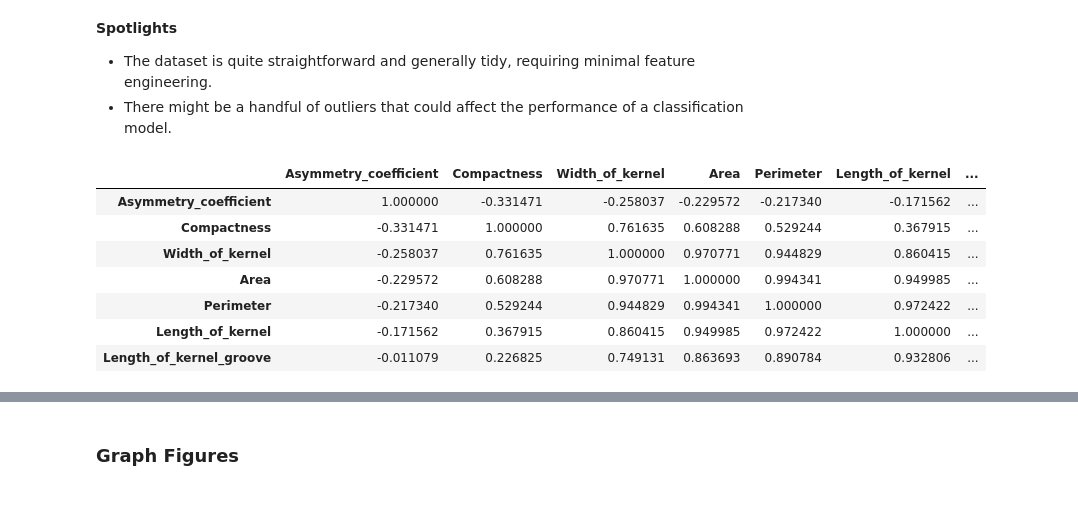
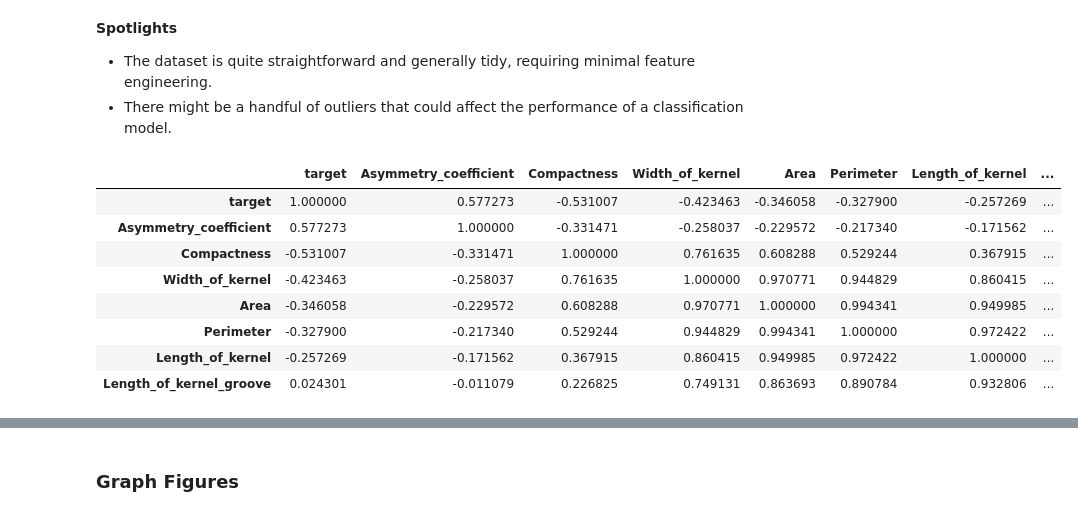
Before and after one commit to tyrantdavis/svm-wheat-classification, a Jupyter notebook: wheat-classification.ipynb, the cells around one changed output, grey strips where cells are left out. Cells and saved outputs as stored; diff of their text form; code cells hidden in the pictures.

```diff
--- a/wheat-classification.ipynb
+++ b/wheat-classification.ipynb
@@ -180,20 +180,22 @@ max                     8.46                     6.55    3.00
 - There might be a handful of outliers that could affect the performance of a classification model.
 # %%
 reordered = [
+        "target",
         "Asymmetry_coefficient",
         "Compactness",
         "Width_of_kernel",
         "Area",
         "Perimeter",
         "Length_of_kernel",
         "Length_of_kernel_groove",]
 df[reordered].corr()
 # %% [output]
-|  | Asymmetry_coefficient | Compactness | Width_of_kernel | Area | Perimeter | Length_of_kernel | ... |
-| Asymmetry_coefficient | 1.000000 | -0.331471 | -0.258037 | -0.229572 | -0.217340 | -0.171562 | ... |
-| Compactness | -0.331471 | 1.000000 | 0.761635 | 0.608288 | 0.529244 | 0.367915 | ... |
-| Width_of_kernel | -0.258037 | 0.761635 | 1.000000 | 0.970771 | 0.944829 | 0.860415 | ... |
-| Area | -0.229572 | 0.608288 | 0.970771 | 1.000000 | 0.994341 | 0.949985 | ... |
-| Perimeter | -0.217340 | 0.529244 | 0.944829 | 0.994341 | 1.000000 | 0.972422 | ... |
-| Length_of_kernel | -0.171562 | 0.367915 | 0.860415 | 0.949985 | 0.972422 | 1.000000 | ... |
-| Length_of_kernel_groove | -0.011079 | 0.226825 | 0.749131 | 0.863693 | 0.890784 | 0.932806 | ... |
+|  | target | Asymmetry_coefficient | Compactness | Width_of_kernel | Area | Perimeter | Length_of_kernel | ... |
+| target | 1.000000 | 0.577273 | -0.531007 | -0.423463 | -0.346058 | -0.327900 | -0.257269 | ... |
+| Asymmetry_coefficient | 0.577273 | 1.000000 | -0.331471 | -0.258037 | -0.229572 | -0.217340 | -0.171562 | ... |
+| Compactness | -0.531007 | -0.331471 | 1.000000 | 0.761635 | 0.608288 | 0.529244 | 0.367915 | ... |
+| Width_of_kernel | -0.423463 | -0.258037 | 0.761635 | 1.000000 | 0.970771 | 0.944829 | 0.860415 | ... |
+| Area | -0.346058 | -0.229572 | 0.608288 | 0.970771 | 1.000000 | 0.994341 | 0.949985 | ... |
+| Perimeter | -0.327900 | -0.217340 | 0.529244 | 0.944829 | 0.994341 | 1.000000 | 0.972422 | ... |
+| Length_of_kernel | -0.257269 | -0.171562 | 0.367915 | 0.860415 | 0.949985 | 0.972422 | 1.000000 | ... |
+| Length_of_kernel_groove | 0.024301 | -0.011079 | 0.226825 | 0.749131 | 0.863693 | 0.890784 | 0.932806 | ... |
```
Also changed, not shown: parts of 10 cells of this notebook, 1 other file.
